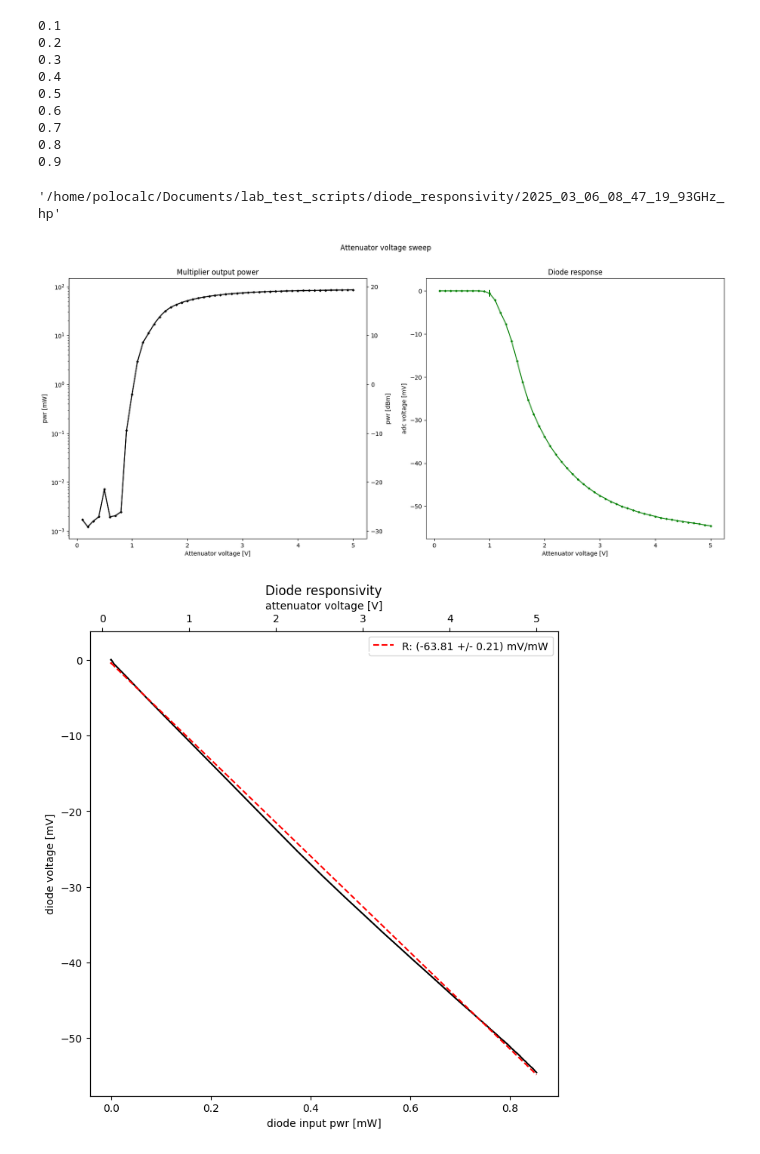
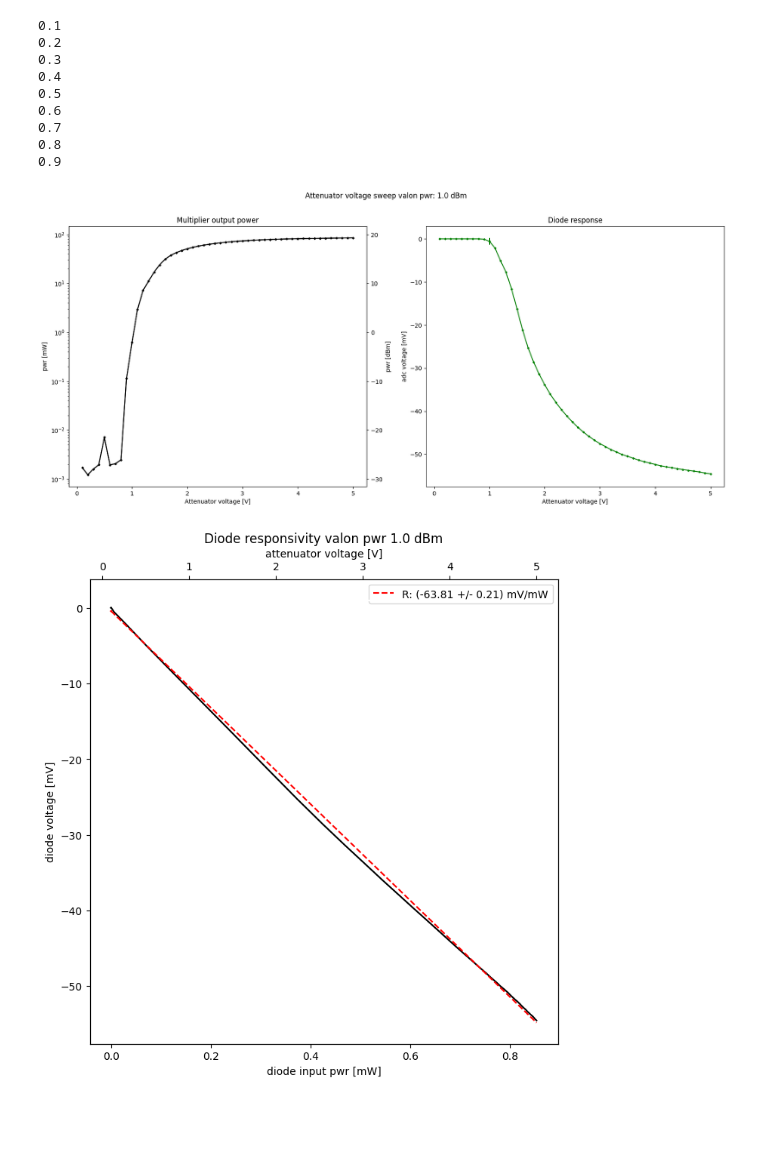
Before and after one commit to POLOCALC/lab_test_scripts, a Jupyter notebook: diode_responsivity/Data_visual.ipynb, the cells around one changed output. Cells and saved outputs as stored; diff of their text form; code cells hidden in the pictures; blank space fills up the shorter version.

Commit message:
add valon pwr in plt title

```diff
--- a/diode_responsivity/Data_visual.ipynb
+++ b/diode_responsivity/Data_visual.ipynb
@@ -196,10 +196,6 @@ for i in range(N_folders):
 0.7
 0.8
 0.9
-# %%
-folder_name[0]
-# %% [output]
-'/home/polocalc/Documents/lab_test_scripts/diode_responsivity/2025_03_06_08_47_19_93GHz_hp'
 # %%
 fig, ax = plt.subplots(ncols=2,nrows=1,figsize=(20,8))
 
@@ -228,41 +224,41 @@ for i in range(N_folders):
     ax[1].set_title('Diode response')
 
 
-fig.suptitle('Attenuator voltage sweep')
+fig.suptitle(f'Attenuator voltage sweep valon pwr: {valon_pwr[0]} dBm')
 
 plt.savefig(folder_name[0]+'/att_voltage_sweep.jpg',format='jpg')
 # %% [output]
-[figure, old version]
+[figure, new version]
 # %%
 def line(x,m,q):
     return m*x + q
 # %%
 # interpolate a line:
 
 init_params = [60,0]
 popt,pcov = scipy.optimize.curve_fit(line,diode_input_pwr[0],med_adc[0],init_params)
 
 fig = plt.figure(figsize=(8,8))
 
 ax1 = fig.add_subplot(111)
 ax2 = ax1.twiny()
 
 for i in range(N_folders):
 
     # plot the responsivity:
     ax1.plot(diode_input_pwr[i],med_adc[i],color='black')
     ax1.set_xlabel('diode input pwr [mW]')
     ax1.set_ylabel('diode voltage [mV]')
-    ax1.set_title('Diode responsivity')
+    ax1.set_title(f'Diode responsivity valon pwr {valon_pwr[0]} dBm')
 
     ax2.plot(att_tens[i],np.ones(len(att_tens[i])),color='white')
     ax2.set_xlabel('attenuator voltage [V]')
 
 ax1.plot(diode_input_pwr[0],line(diode_input_pwr[0],*popt),color='red',ls='--',label=r'R: (%.2f +/- %.2f) mV/mW'%(popt[0],np.sqrt(pcov[0,0])))
 ax1.legend()
 
 plt.savefig(folder_name[0]+'/diode_responsivity.jpg',format='jpg')
 
 plt.show()
 # %% [output]
-[figure, old version]
+[figure, new version]
```
